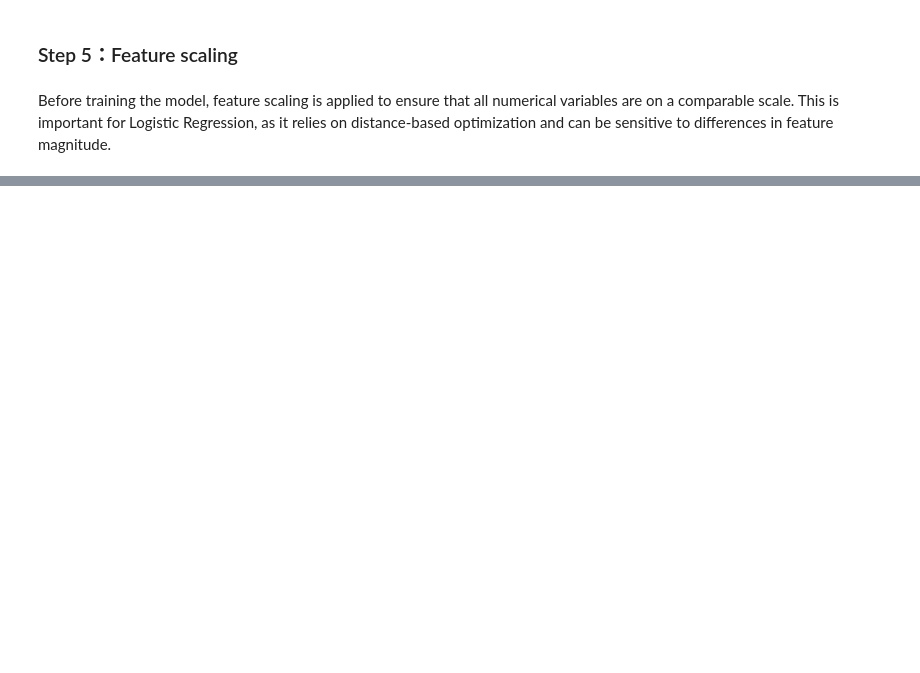
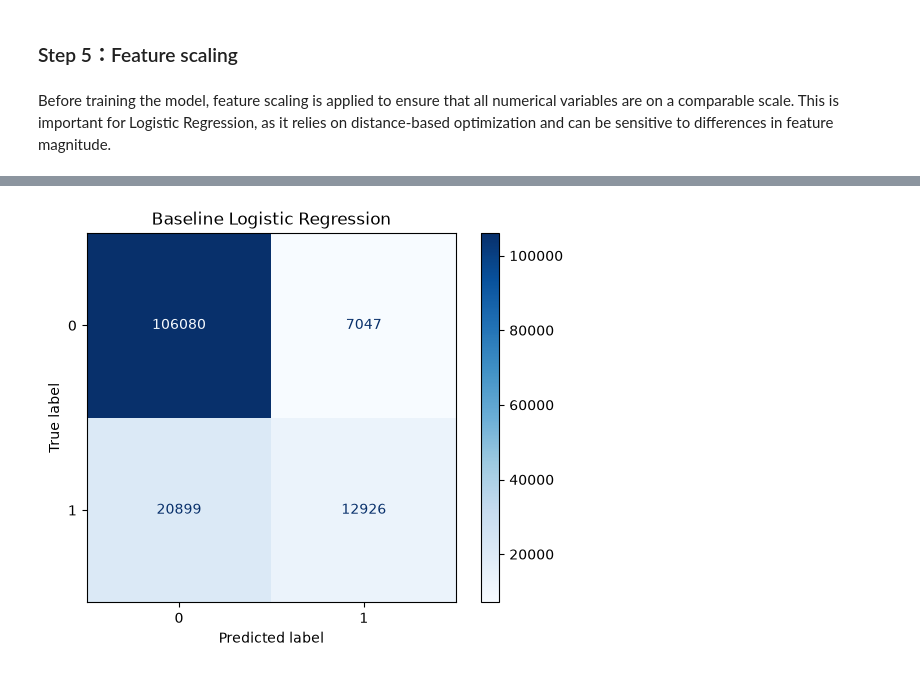
Before and after one commit to YL-6/-, a Jupyter notebook: notebooks/03_model_1.ipynb, the cells around one changed output, grey strips where cells are left out. Cells and saved outputs as stored; diff of their text form; code cells hidden in the pictures; blank space fills up the shorter version.

```diff
--- a/notebooks/03_model_1.ipynb
+++ b/notebooks/03_model_1.ipynb
@@ -428,0 +195,29 @@ Due to the limited performance of Logistic Regression, more complex models such
+# %%
+
+# Initialize the model
+lr_baseline = LogisticRegression(
+random_state = 42,
+max_iter = 1000
+)
+
+# Train the model
+lr_baseline.fit(X_train_scaled_lr, y_train_lr)
+
+# Predict class labels
+y_pred_lr = lr_baseline.predict(X_test_scaled_lr)
+
+# Predict probabilities
+y_prob_lr = lr_baseline.predict_proba(X_test_scaled_lr)[:, 1]
+
+
+accuracy = accuracy_score(y_test_lr, y_pred_lr)
+precision = precision_score(y_test_lr, y_pred_lr)
+recall = recall_score(y_test_lr, y_pred_lr)
+f1 = f1_score(y_test_lr, y_pred_lr)
+roc_auc = roc_auc_score(y_test_lr, y_prob_lr)
+
+print(f"Accuracy : {accuracy:.4f}")
+print(f"Precision: {precision:.4f}")
+print(f"Recall   : {recall:.4f}")
+print(f"F1 Score : {f1:.4f}")
+print(f"ROC AUC  : {roc_auc:.4f}")
@@ -428,0 +244,10 @@ Due to the limited performance of Logistic Regression, more complex models such
+# %%
+cm = confusion_matrix(y_test_lr, y_pred_lr)
+
+disp = ConfusionMatrixDisplay(confusion_matrix=cm)
+disp.plot(cmap="Blues")
+
+plt.title("Baseline Logistic Regression")
+plt.show()
+# %% [output]
+[figure, added]
```
Also changed, not shown: parts of 59 cells of this notebook.
